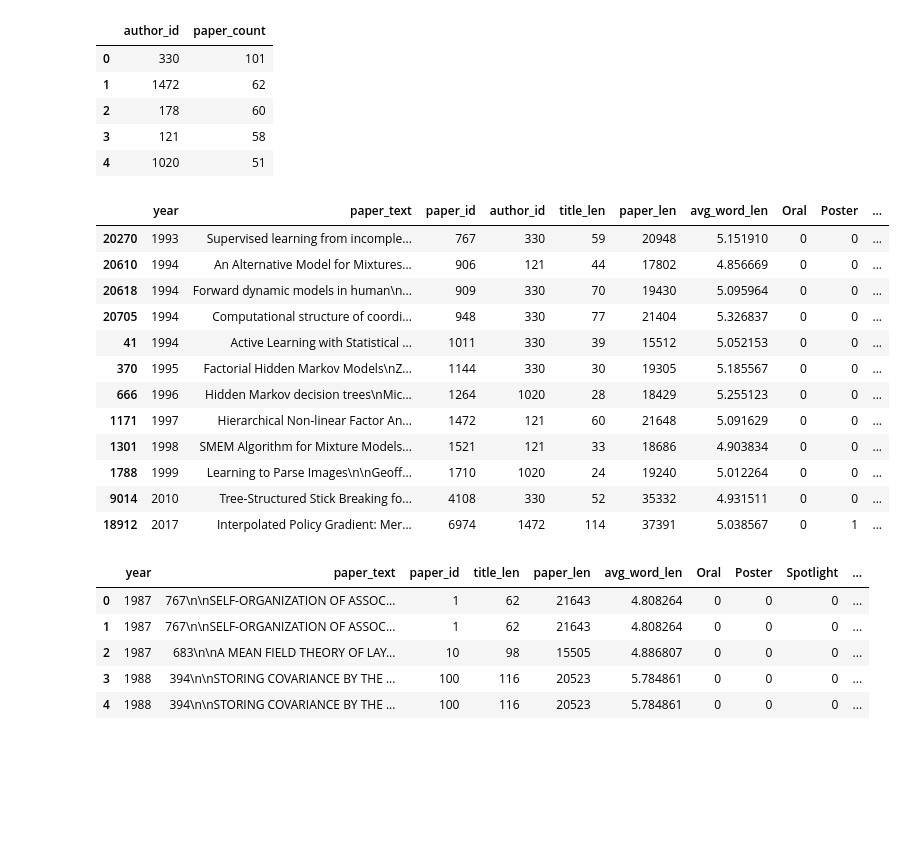
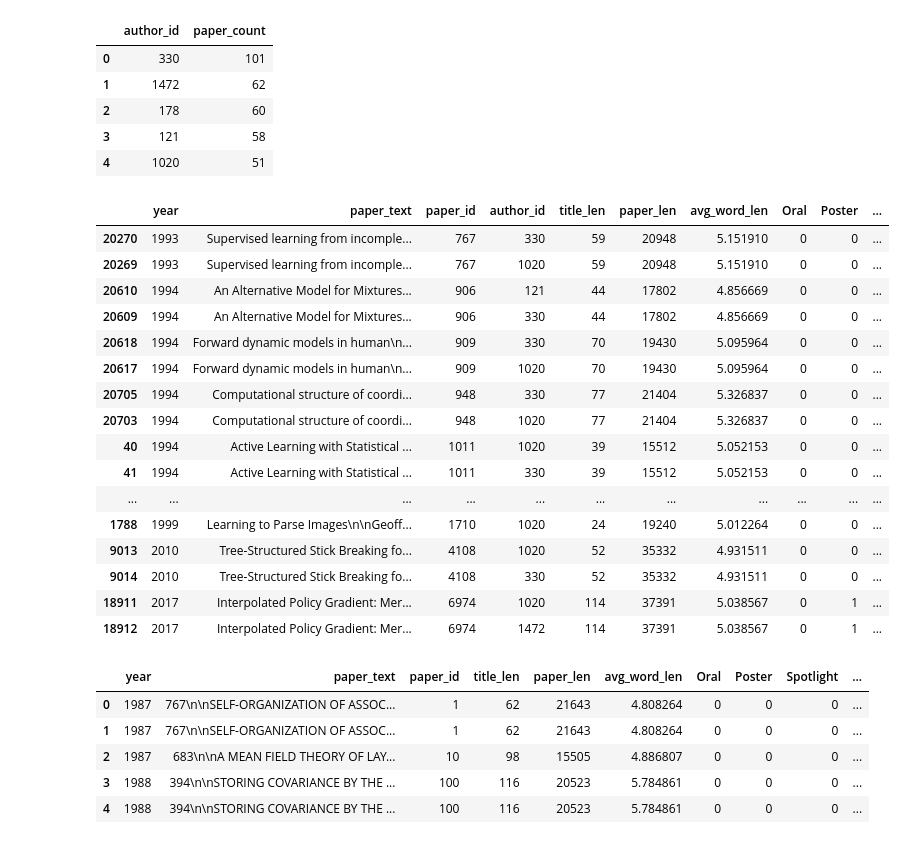
Before and after one commit to wwhite5/Springboard-Capstone-1-NLP, a Jupyter notebook: Notebooks/Many_Authors.ipynb, the cells around one changed output. Cells and saved outputs as stored; diff of their text form; code cells hidden in the pictures; blank space fills up the shorter version.

```diff
--- a/Notebooks/Many_Authors.ipynb
+++ b/Notebooks/Many_Authors.ipynb
@@ -35,24 +40,28 @@ top_authors.head()
 | 3 | 121 | 58 |
 | 4 | 1020 | 51 |
 # %%
-top_authors = [330, 1472, 178, 121, 1020]
+top_authors_list = [330, 1472, 178, 121, 1020]
 # %%
-top_papers = papers_and_authors[papers_and_authors['author_id'].isin(top_authors)]
-top_papers_duplicates = top_papers[top_papers.duplicated(subset='paper_id', keep='first')]
+top_papers = papers_and_authors[papers_and_authors['author_id'].isin(top_authors_list)]
+top_papers_duplicates = top_papers[top_papers.duplicated(subset='paper_id', keep=False)]
 top_papers_duplicates.sort_values(by='paper_id')
 # %% [output]
 |  | year | paper_text | paper_id | author_id | title_len | paper_len | avg_word_len | Oral | Poster | ... |
 | 20270 | 1993 | Supervised learning from incomple... | 767 | 330 | 59 | 20948 | 5.151910 | 0 | 0 | ... |
+| 20269 | 1993 | Supervised learning from incomple... | 767 | 1020 | 59 | 20948 | 5.151910 | 0 | 0 | ... |
 | 20610 | 1994 | An Alternative Model for Mixtures... | 906 | 121 | 44 | 17802 | 4.856669 | 0 | 0 | ... |
+| 20609 | 1994 | An Alternative Model for Mixtures... | 906 | 330 | 44 | 17802 | 4.856669 | 0 | 0 | ... |
 | 20618 | 1994 | Forward dynamic models in human\n... | 909 | 330 | 70 | 19430 | 5.095964 | 0 | 0 | ... |
+| 20617 | 1994 | Forward dynamic models in human\n... | 909 | 1020 | 70 | 19430 | 5.095964 | 0 | 0 | ... |
 | 20705 | 1994 | Computational structure of coordi... | 948 | 330 | 77 | 21404 | 5.326837 | 0 | 0 | ... |
+| 20703 | 1994 | Computational structure of coordi... | 948 | 1020 | 77 | 21404 | 5.326837 | 0 | 0 | ... |
+| 40 | 1994 | Active Learning with Statistical ... | 1011 | 1020 | 39 | 15512 | 5.052153 | 0 | 0 | ... |
 | 41 | 1994 | Active Learning with Statistical ... | 1011 | 330 | 39 | 15512 | 5.052153 | 0 | 0 | ... |
-| 370 | 1995 | Factorial Hidden Markov Models\nZ... | 1144 | 330 | 30 | 19305 | 5.185567 | 0 | 0 | ... |
-| 666 | 1996 | Hidden Markov decision trees\nMic... | 1264 | 1020 | 28 | 18429 | 5.255123 | 0 | 0 | ... |
-| 1171 | 1997 | Hierarchical Non-linear Factor An... | 1472 | 121 | 60 | 21648 | 5.091629 | 0 | 0 | ... |
-| 1301 | 1998 | SMEM Algorithm for Mixture Models... | 1521 | 121 | 33 | 18686 | 4.903834 | 0 | 0 | ... |
+| ... | ... | ... | ... | ... | ... | ... | ... | ... | ... | ... |
 | 1788 | 1999 | Learning to Parse Images\n\nGeoff... | 1710 | 1020 | 24 | 19240 | 5.012264 | 0 | 0 | ... |
+| 9013 | 2010 | Tree-Structured Stick Breaking fo... | 4108 | 1020 | 52 | 35332 | 4.931511 | 0 | 0 | ... |
 | 9014 | 2010 | Tree-Structured Stick Breaking fo... | 4108 | 330 | 52 | 35332 | 4.931511 | 0 | 0 | ... |
+| 18911 | 2017 | Interpolated Policy Gradient: Mer... | 6974 | 1020 | 114 | 37391 | 5.038567 | 0 | 1 | ... |
 | 18912 | 2017 | Interpolated Policy Gradient: Mer... | 6974 | 1472 | 114 | 37391 | 5.038567 | 0 | 1 | ... |
 # %%
 dummies = pd.get_dummies(papers_and_authors, columns=['author_id'])
```
Also changed, not shown: parts of 31 cells of this notebook.
